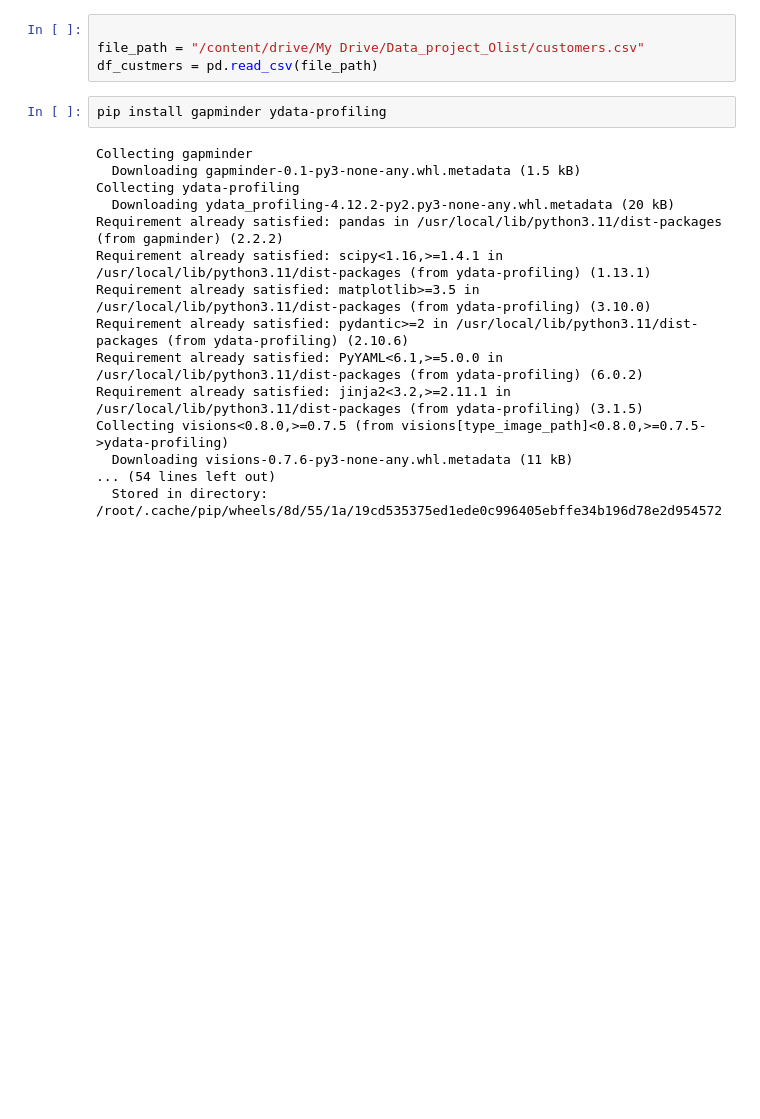
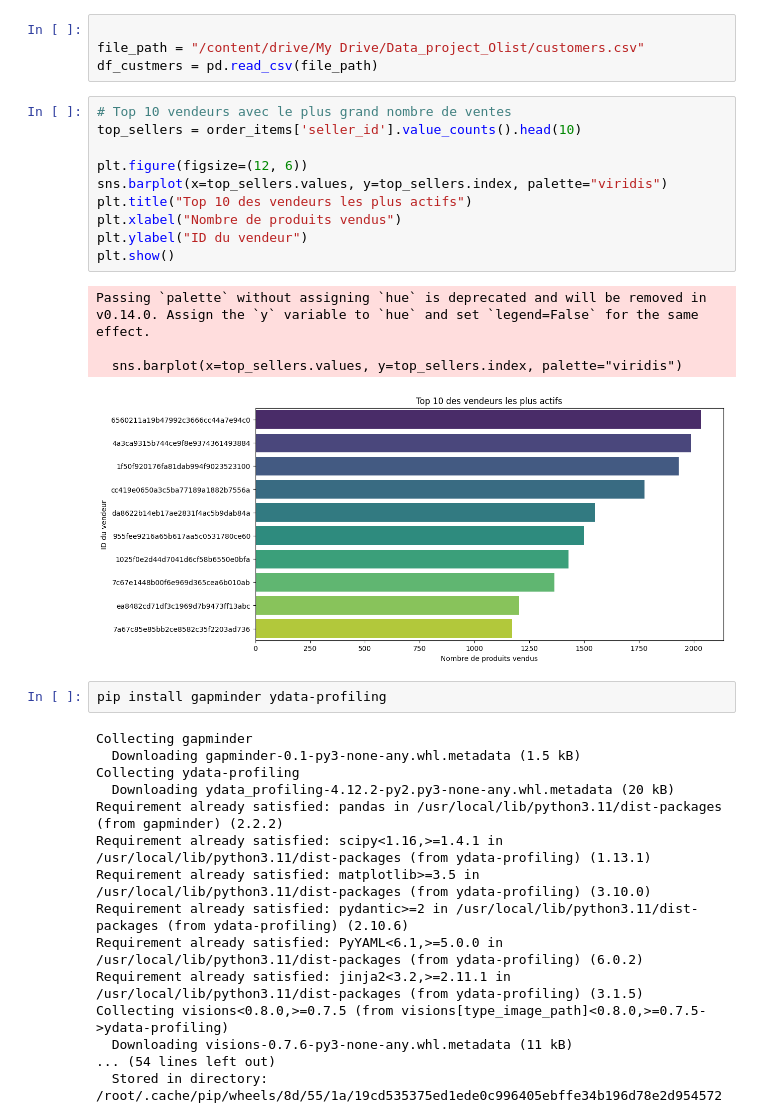
Before and after one commit to DhekerKacem/Porjet_olist, a Jupyter notebook: Notebooks/Projet_data_Olist.ipynb, the cells around one changed output. Drawn from its saved outputs; the diff is of its cells as text; blank space fills up the shorter version.

```diff
--- a/Notebooks/Projet_data_Olist.ipynb
+++ b/Notebooks/Projet_data_Olist.ipynb
@@ -256,6 +395,21 @@ std                               NaN     183.633928      15.806405
 
 file_path = "/content/drive/My Drive/Data_project_Olist/customers.csv"
 df_custmers = pd.read_csv(file_path)
+# %%
+# Top 10 vendeurs avec le plus grand nombre de ventes
+top_sellers = order_items['seller_id'].value_counts().head(10)
+
+plt.figure(figsize=(12, 6))
+sns.barplot(x=top_sellers.values, y=top_sellers.index, palette="viridis")
+plt.title("Top 10 des vendeurs les plus actifs")
+plt.xlabel("Nombre de produits vendus")
+plt.ylabel("ID du vendeur")
+plt.show()
+# %% [output]
+Passing `palette` without assigning `hue` is deprecated and will be removed in v0.14.0. Assign the `y` variable to `hue` and set `legend=False` for the same effect.
+
+  sns.barplot(x=top_sellers.values, y=top_sellers.index, palette="viridis")
+[figure, added]
 # %%
 pip install gapminder ydata-profiling
 # %% [output]
```
Also changed, not shown: parts of 4 cells of this notebook.
